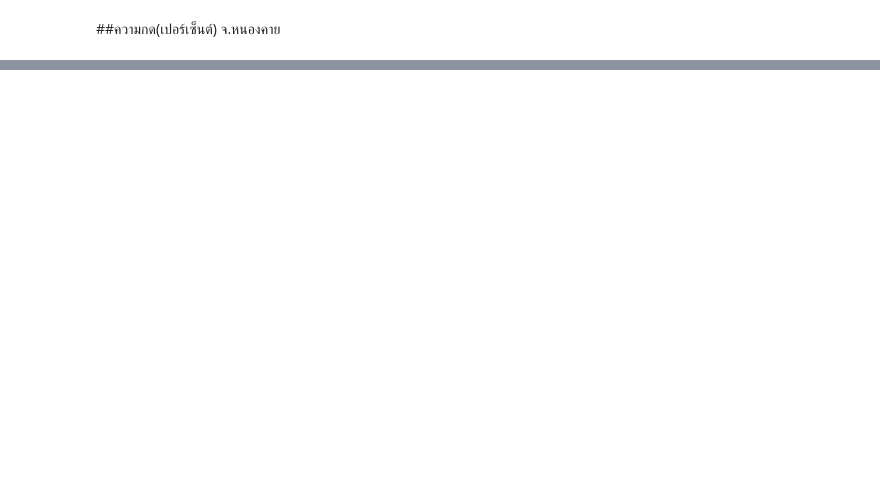
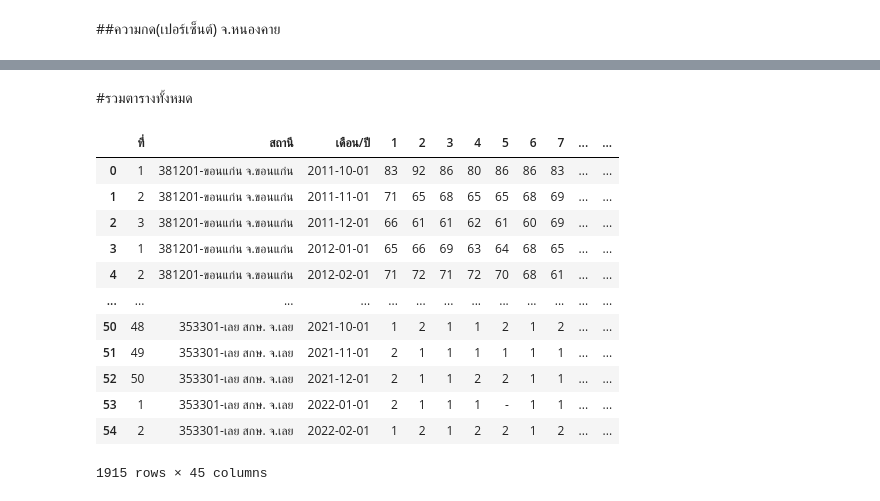
Before and after one commit to Kanchanasud/bsc_dpdm22, a Jupyter notebook: Quiz_Group_5_20_of_Midterm.ipynb, the cells around one changed output, grey strips where cells are left out. Drawn from its saved outputs; the diff is of its cells as text; code cells hidden in the pictures; blank space fills up the shorter version.

```diff
--- a/Quiz_Group_5_20_of_Midterm.ipynb
+++ b/Quiz_Group_5_20_of_Midterm.ipynb
@@ -142,0 +263,11 @@ press_air_lei
+# %%
+rain_kk = pd.read_excel('/content/drive/MyDrive/bsc_DMPM_data/อุตุ/อุตุ/ปริมาณฝน(มิลลิเมตร)/จ.ขอนแก่น.xlsx',sheet_name='Sheet1',skiprows=4).rename(columns={'Unnamed: 0' : 'ที่', 'Unnamed: 1' : 'สถานี', 'Unnamed: 2' : 'เดือน/ปี'})
+rain_npm = pd.read_excel('/content/drive/MyDrive/bsc_DMPM_data/อุตุ/อุตุ/ปริมาณฝน(มิลลิเมตร)/จ.นครพนม.xlsx',sheet_name='Sheet1',skiprows=4).rename(columns={'Unnamed: 0' : 'ที่', 'Unnamed: 1' : 'สถานี', 'Unnamed: 2' : 'เดือน/ปี'})
+rain_snk = pd.read_excel('/content/drive/MyDrive/bsc_DMPM_data/อุตุ/อุตุ/ปริมาณฝน(มิลลิเมตร)/จ.สกล.xlsx',sheet_name='Sheet1',skiprows=4).rename(columns={'Unnamed: 0' : 'ที่', 'Unnamed: 1' : 'สถานี', 'Unnamed: 2' : 'เดือน/ปี'})
+rain_nik = pd.read_excel('/content/drive/MyDrive/bsc_DMPM_data/อุตุ/อุตุ/ปริมาณฝน(มิลลิเมตร)/จ.หนองคาย.xlsx',sheet_name='Sheet1',skiprows=4).rename(columns={'Unnamed: 0' : 'ที่', 'Unnamed: 1' : 'สถานี', 'Unnamed: 2' : 'เดือน/ปี'})
+rain_lei = pd.read_excel('/content/drive/MyDrive/bsc_DMPM_data/อุตุ/อุตุ/ปริมาณฝน(มิลลิเมตร)/จ.เลย.xlsx',sheet_name='Sheet1',skiprows=4).rename(columns={'Unnamed: 0' : 'ที่', 'Unnamed: 1' : 'สถานี', 'Unnamed: 2' : 'เดือน/ปี'})
+# %%
+rain =(rain_kk,rain_npm,rain_snk,rain_nik,rain_lei)
+rain
+all_rain = pd.concat(rain)
+all_rain.head()      #ทำเป็นตารางแสดงของแต่ละจังหวัด
@@ -142,0 +284,11 @@ press_air_lei
+# %%
+wind_kk = pd.read_excel('/content/drive/MyDrive/bsc_DMPM_data/อุตุ/อุตุ/ความเร็วลม(นอต)/จ.ขอนแก่น.xlsx',sheet_name='Sheet1',skiprows=4).rename(columns={'Unnamed: 0' : 'ที่', 'Unnamed: 1' : 'สถานี', 'Unnamed: 2' : 'เดือน/ปี'})
+wind_npm = pd.read_excel('/content/drive/MyDrive/bsc_DMPM_data/อุตุ/อุตุ/ความเร็วลม(นอต)/จ.นครพนม.xlsx',sheet_name='Sheet1',skiprows=4).rename(columns={'Unnamed: 0' : 'ที่', 'Unnamed: 1' : 'สถานี', 'Unnamed: 2' : 'เดือน/ปี'})
+wind_snk = pd.read_excel('/content/drive/MyDrive/bsc_DMPM_data/อุตุ/อุตุ/ความเร็วลม(นอต)/จ.สกลนคร.xlsx',sheet_name='Sheet1',skiprows=4).rename(columns={'Unnamed: 0' : 'ที่', 'Unnamed: 1' : 'สถานี', 'Unnamed: 2' : 'เดือน/ปี'})
+wind_nik = pd.read_excel('/content/drive/MyDrive/bsc_DMPM_data/อุตุ/อุตุ/ความเร็วลม(นอต)/จ.หนองคาย.xlsx',sheet_name='Sheet1',skiprows=4).rename(columns={'Unnamed: 0' : 'ที่', 'Unnamed: 1' : 'สถานี', 'Unnamed: 2' : 'เดือน/ปี'})
+wind_lei = pd.read_excel('/content/drive/MyDrive/bsc_DMPM_data/อุตุ/อุตุ/ความเร็วลม(นอต)/จ.เลย.xlsx',sheet_name='Sheet1',skiprows=4).rename(columns={'Unnamed: 0' : 'ที่', 'Unnamed: 1' : 'สถานี', 'Unnamed: 2' : 'เดือน/ปี'})
+# %%
+wind =(wind_kk,wind_npm,wind_snk,wind_nik,wind_lei)
+wind
+all_wind = pd.concat(wind)
+all_wind.head()      #ทำเป็นตารางแสดงของแต่ละจังหวัด
@@ -142,0 +303,20 @@ press_air_lei
+# %% [markdown]
+#รวมตารางทั้งหมด
+# %%
+all_t = (all_moisture,temperature,temperature_1,temperature_2,all_cloud,all_rain,all_wind)
+all_table = pd.concat(all_t)
+all_table
+# %% [output]
+|  | ที่ | สถานี | เดือน/ปี | 1 | 2 | 3 | 4 | 5 | 6 | 7 | ... | ... |
+| 0 | 1 | 381201-ขอนแก่น จ.ขอนแก่น | 2011-10-01 | 83 | 92 | 86 | 80 | 86 | 86 | 83 | ... | ... |
+| 1 | 2 | 381201-ขอนแก่น จ.ขอนแก่น | 2011-11-01 | 71 | 65 | 68 | 65 | 65 | 68 | 69 | ... | ... |
+| 2 | 3 | 381201-ขอนแก่น จ.ขอนแก่น | 2011-12-01 | 66 | 61 | 61 | 62 | 61 | 60 | 69 | ... | ... |
+| 3 | 1 | 381201-ขอนแก่น จ.ขอนแก่น | 2012-01-01 | 65 | 66 | 69 | 63 | 64 | 68 | 65 | ... | ... |
+| 4 | 2 | 381201-ขอนแก่น จ.ขอนแก่น | 2012-02-01 | 71 | 72 | 71 | 72 | 70 | 68 | 61 | ... | ... |
+| ... | ... | ... | ... | ... | ... | ... | ... | ... | ... | ... | ... | ... |
+| 50 | 48 | 353301-เลย สกษ. จ.เลย | 2021-10-01 | 1 | 2 | 1 | 1 | 2 | 1 | 2 | ... | ... |
+| 51 | 49 | 353301-เลย สกษ. จ.เลย | 2021-11-01 | 2 | 1 | 1 | 1 | 1 | 1 | 1 | ... | ... |
+| 52 | 50 | 353301-เลย สกษ. จ.เลย | 2021-12-01 | 2 | 1 | 1 | 2 | 2 | 1 | 1 | ... | ... |
+| 53 | 1 | 353301-เลย สกษ. จ.เลย | 2022-01-01 | 2 | 1 | 1 | 1 | - | 1 | 1 | ... | ... |
+| 54 | 2 | 353301-เลย สกษ. จ.เลย | 2022-02-01 | 1 | 2 | 1 | 2 | 2 | 1 | 2 | ... | ... |
+1915 rows × 45 columns
```
Also changed, not shown: parts of 27 cells of this notebook.
